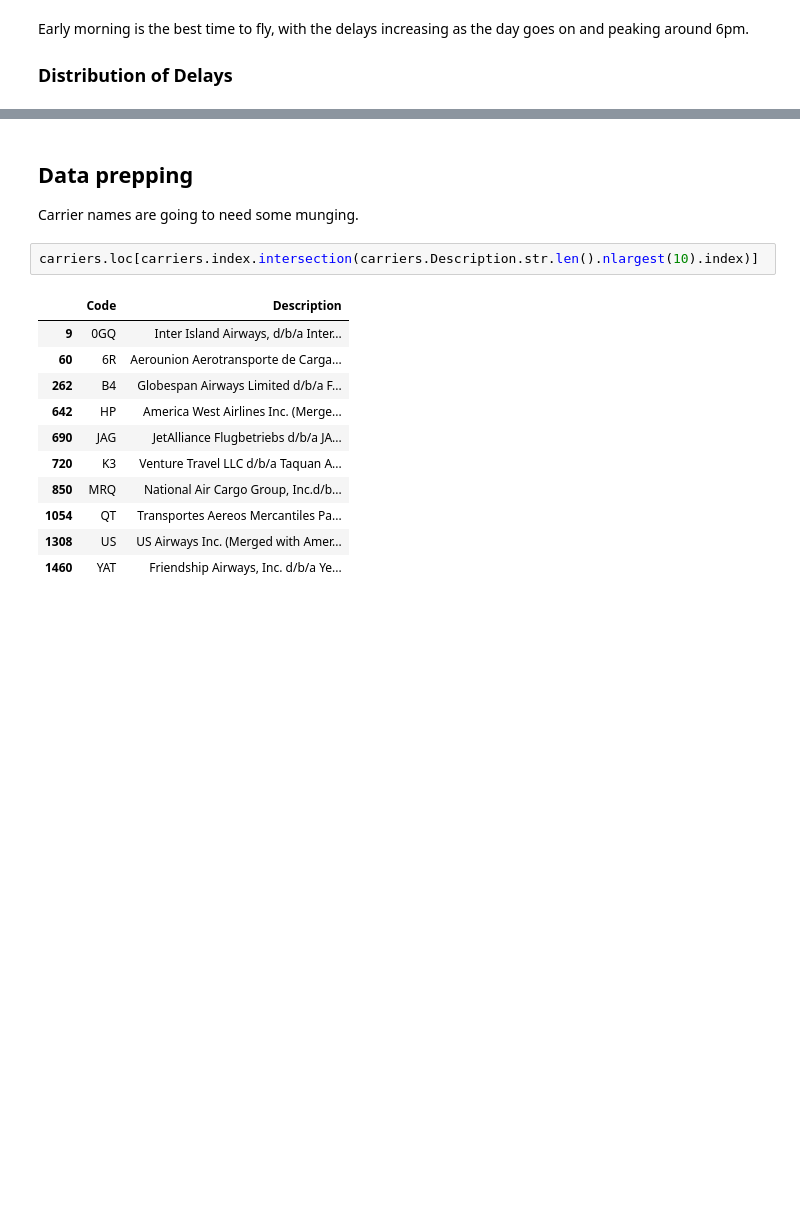
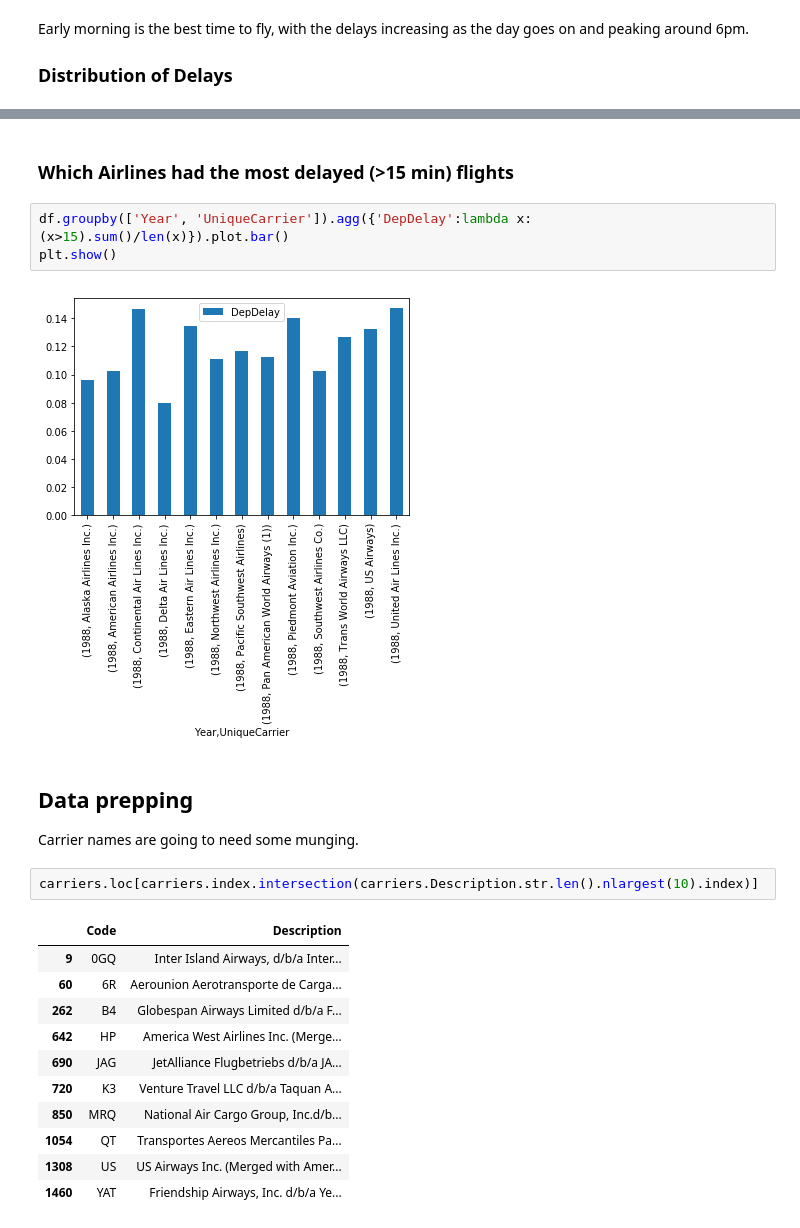
Before and after one commit to shawnemhe/udacity-data-analyst, a Jupyter notebook: p6/python_eda.ipynb, the cells around one changed output, grey strips where cells are left out. Saved outputs shown, nothing was run; the diff lists cells and outputs as text; blank space fills up the shorter version.

Commit message:
Second draft updated
Narrowed down to two possible charts and updated preprocessing script.

```diff
--- a/p6/python_eda.ipynb
+++ b/p6/python_eda.ipynb
@@ -136,3 +136,10 @@ df.loc[:,['DepDelay', 'ArrDelay']].plot.box()
+# %% [markdown]
+### Which Airlines had the most delayed (>15 min) flights
+# %%
+df.groupby(['Year', 'UniqueCarrier']).agg({'DepDelay':lambda x: (x>15).sum()/len(x)}).plot.bar()
+plt.show()
+# %% [output]
+[figure, added]
 # %% [markdown]
 ## Data prepping
 Carrier names are going to need some munging.
```
Also changed, not shown: parts of 12 cells of this notebook, 3 other files.
